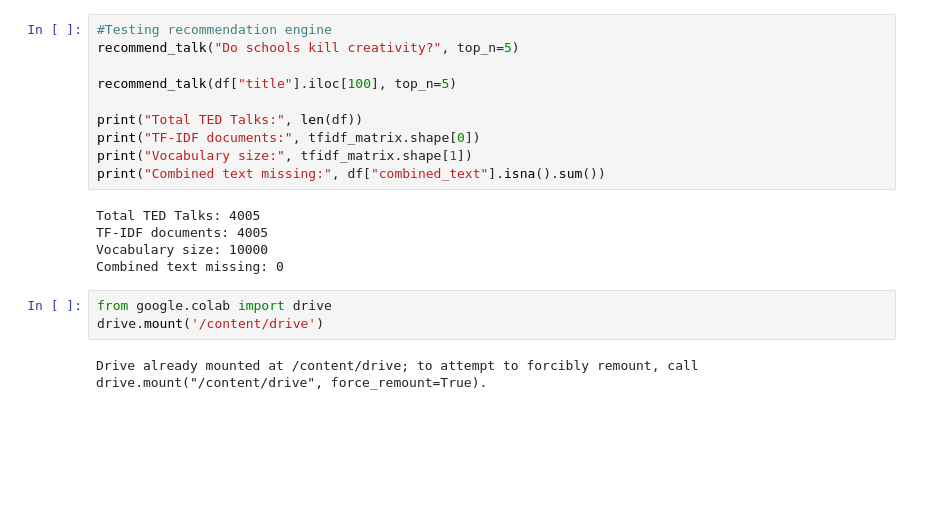
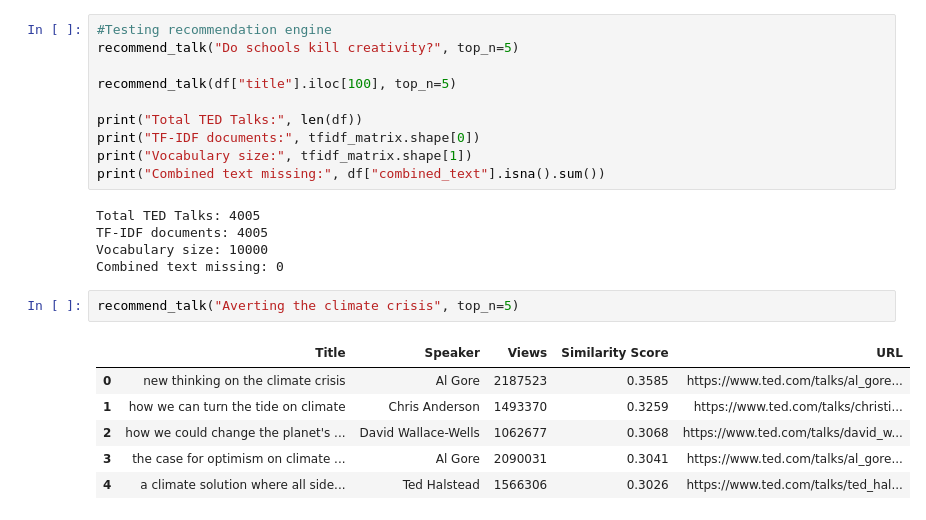
Before and after one commit to springboardmentor0702-lgtm/Personalized-TED-Talks-Recommendation-System, a Jupyter notebook: TED_Talk_Recommendation_System.ipynb, the cells around one changed output. Saved outputs shown, nothing was run; the diff lists cells and outputs as text; blank space fills up the shorter version.

```diff
--- a/TED_Talk_Recommendation_System.ipynb
+++ b/TED_Talk_Recommendation_System.ipynb
@@ -738,8 +986,12 @@ Total TED Talks: 4005
 TF-IDF documents: 4005
 Vocabulary size: 10000
 Combined text missing: 0
-# %%
-from google.colab import drive
-drive.mount('/content/drive')
-# %% [output]
-Drive already mounted at /content/drive; to attempt to forcibly remount, call drive.mount("/content/drive", force_remount=True).
+# %%
+recommend_talk("Averting the climate crisis", top_n=5)
+# %% [output]
+|  | Title | Speaker | Views | Similarity Score | URL |
+| 0 | new thinking on the climate crisis | Al Gore | 2187523 | 0.3585 | https://www.ted.com/talks/al_gore... |
+| 1 | how we can turn the tide on climate | Chris Anderson | 1493370 | 0.3259 | https://www.ted.com/talks/christi... |
+| 2 | how we could change the planet's ... | David Wallace-Wells | 1062677 | 0.3068 | https://www.ted.com/talks/david_w... |
+| 3 | the case for optimism on climate ... | Al Gore | 2090031 | 0.3041 | https://www.ted.com/talks/al_gore... |
+| 4 | a climate solution where all side... | Ted Halstead | 1566306 | 0.3026 | https://www.ted.com/talks/ted_hal... |
```
Also changed, not shown: parts of 38 cells of this notebook.
